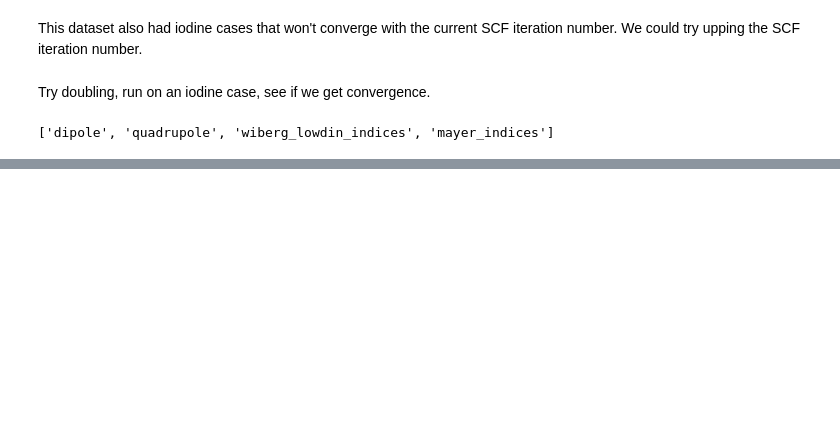
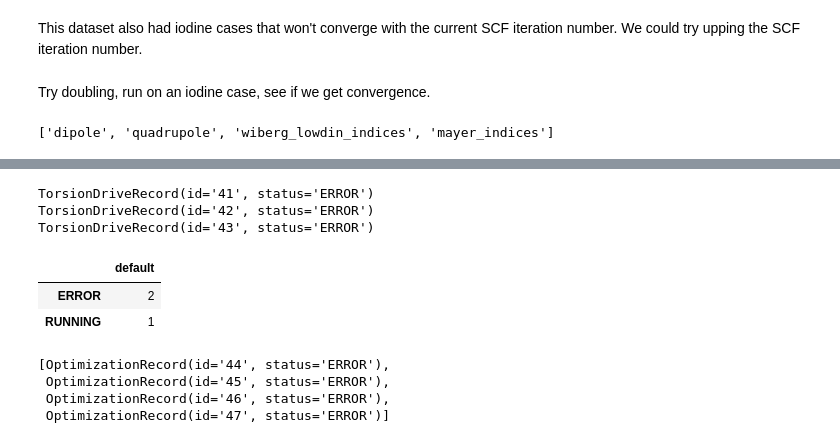
Before and after one commit to openforcefield/qca-dataset-submission, a Jupyter notebook: submissions/2020-10-06-OpenFF-Phenyl-Set/Submission Preparation.ipynb, the cells around one changed output, grey strips where cells are left out. Cells and saved outputs as stored; diff of their text form; code cells hidden in the pictures; blank space fills up the shorter version.

```diff
--- a/submissions/2020-10-06-OpenFF-Phenyl-Set/Submission Preparation.ipynb
+++ b/submissions/2020-10-06-OpenFF-Phenyl-Set/Submission Preparation.ipynb
@@ -330,0 +401,4 @@ Instead of filtering here, just use the same functions from above, but only take
+# %%
+opts = get_unfinished_torsiondrive_optimizations(ds, 'default', client)
+# %%
+erred = [opt for opt in merge(opts) if opt.status == 'ERROR']
@@ -330,0 +433,2 @@ Instead of filtering here, just use the same functions from above, but only take
+# %%
+restart_optimizations(erred, client)
@@ -330,0 +445,14 @@ Instead of filtering here, just use the same functions from above, but only take
+# %%
+restart_torsiondrives(erred_tdrs, client)
+# %% [output]
+TorsionDriveRecord(id='41', status='ERROR')
+TorsionDriveRecord(id='42', status='ERROR')
+TorsionDriveRecord(id='43', status='ERROR')
+# %%
+ds = client.get_collection("TorsionDriveDataset", "OpenFF Substituted Phenyl Set 1 v2.3")
+# %%
+ds.status()
+# %% [output]
+|  | default |
+| ERROR | 2 |
+| RUNNING | 1 |
@@ -330,0 +463,7 @@ Instead of filtering here, just use the same functions from above, but only take
+# %%
+erred
+# %% [output]
+[OptimizationRecord(id='44', status='ERROR'),
+ OptimizationRecord(id='45', status='ERROR'),
+ OptimizationRecord(id='46', status='ERROR'),
+ OptimizationRecord(id='47', status='ERROR')]
```
Also changed, not shown: parts of 48 cells of this notebook, 3 other files.
